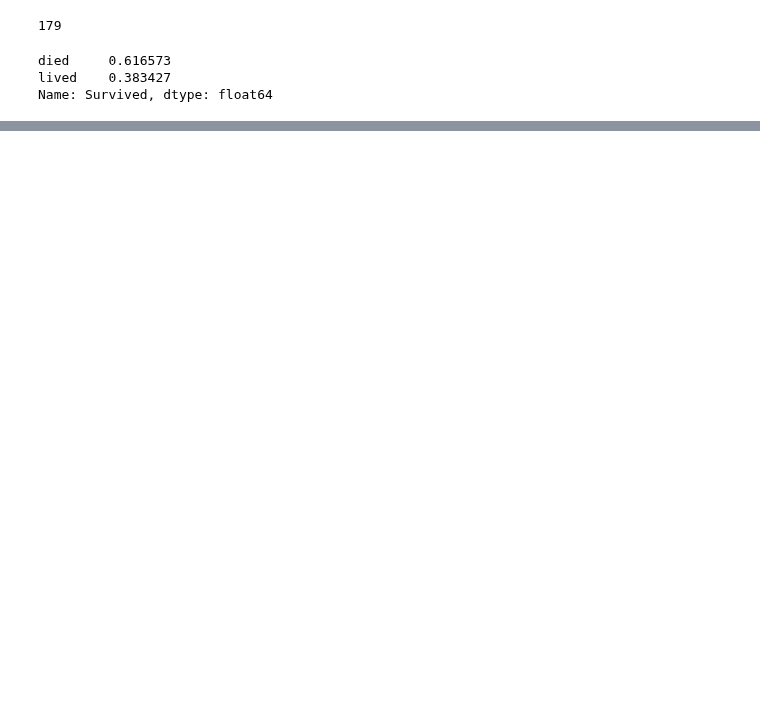
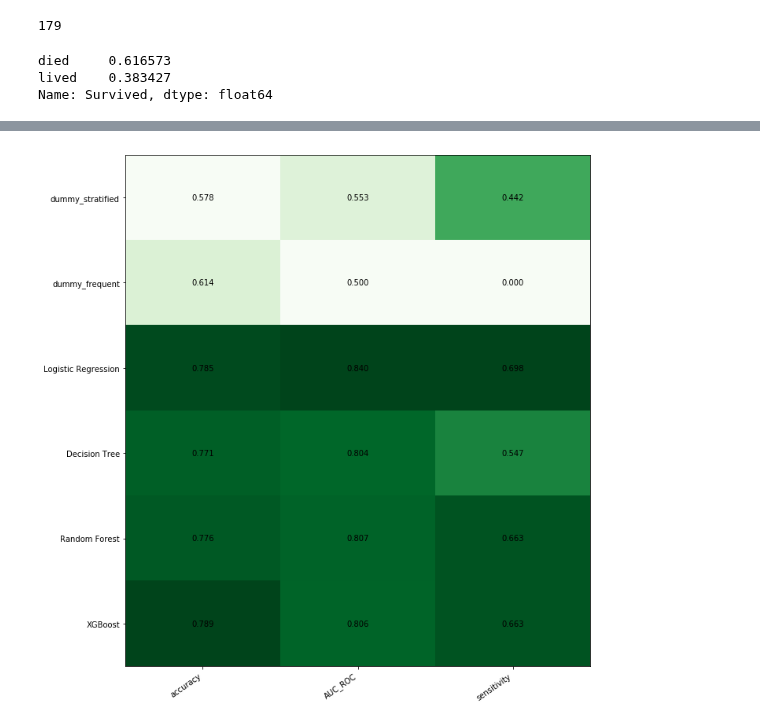
Before and after one commit to shane-kercheval/udacity, a Jupyter notebook: data_scientist_nanodegree/lab_decision_trees_titanic/Custom Solution.ipynb, the cells around one changed output, grey strips where cells are left out. Saved outputs shown, nothing was run; the diff lists cells and outputs as text; code cells hidden in the pictures; blank space fills up the shorter version.

```diff
--- a/data_scientist_nanodegree/lab_decision_trees_titanic/Custom Solution.ipynb
+++ b/data_scientist_nanodegree/lab_decision_trees_titanic/Custom Solution.ipynb
@@ -446,0 +255,4 @@ test_set_predictions.to_csv('test_predictions_custom.csv', index=False)
+# %%
+searcher.results.plot_holdout_scores()
+# %% [output]
+[figure, added]
```
Also changed, not shown: parts of 66 cells of this notebook, 4 other files.
